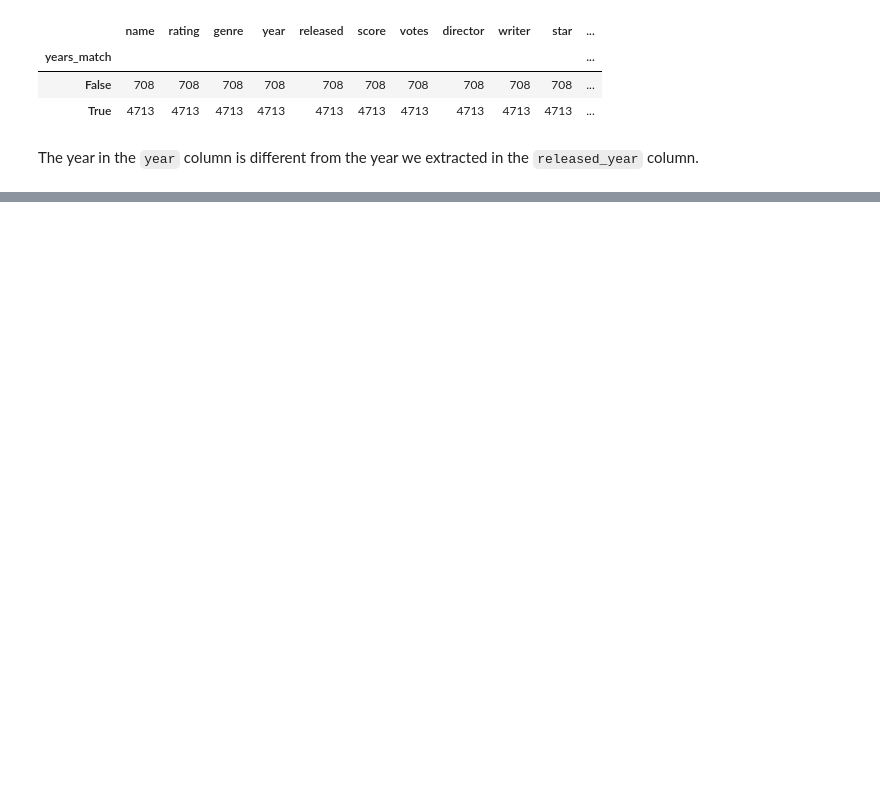
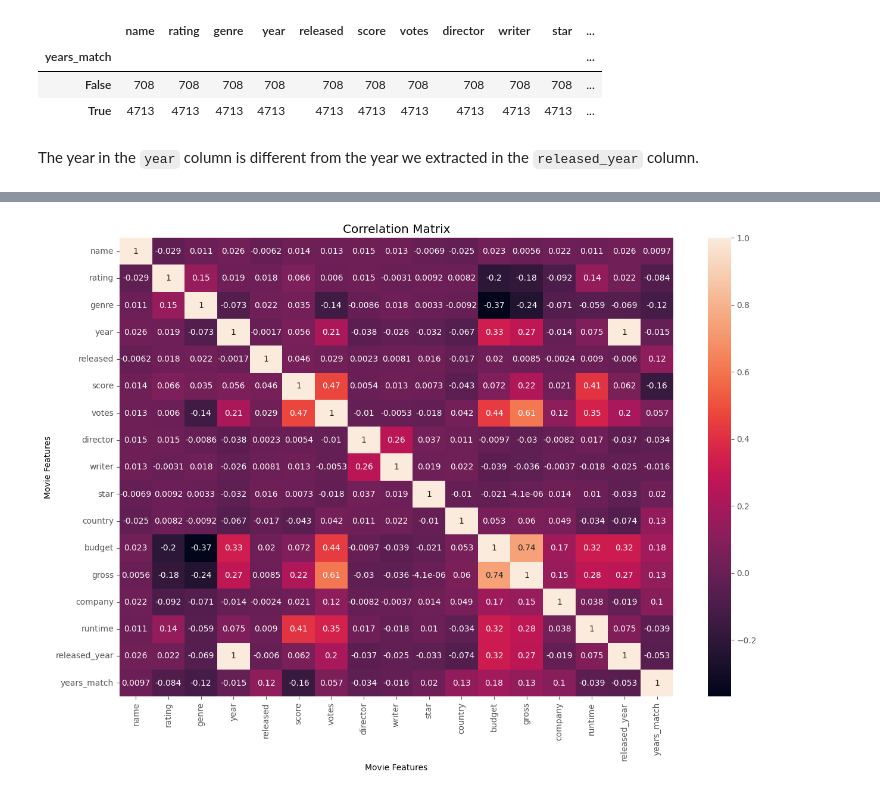
Before and after one commit to NtapeKnoxSiwale/Data-Analysis-Project-Portfolio, a Jupyter notebook: correlation_analysis/movies_correlation_analysis.ipynb, the cells around one changed output, grey strips where cells are left out. Saved outputs shown, nothing was run; the diff lists cells and outputs as text; code cells hidden in the pictures; blank space fills up the shorter version.

```diff
--- a/correlation_analysis/movies_correlation_analysis.ipynb
+++ b/correlation_analysis/movies_correlation_analysis.ipynb
@@ -216,0 +258,10 @@ The year in the `year` column is different from the year we extracted in the `re
+# %%
+movies_numerized = movies
+
+for col_name in movies_numerized.columns:
+    if (movies_numerized[col_name].dtype == 'object'):
+        movies_numerized[col_name] = movies_numerized[col_name].astype(
+            'category')
+        movies_numerized[col_name] = movies_numerized[col_name].cat.codes
+
+movies_numerized.head()
@@ -216,0 +275,11 @@ The year in the `year` column is different from the year we extracted in the `re
+# %%
+correlation_matrix = movies_numerized.corr(method='pearson')
+
+sns.heatmap(correlation_matrix, annot=True)
+plt.title('Correlation Matrix')
+plt.xlabel('Movie Features')
+plt.ylabel('Movie Features')
+
+plt.show()
+# %% [output]
+[figure, added]
```
Also changed, not shown: parts of 25 cells of this notebook, 1 other file.
